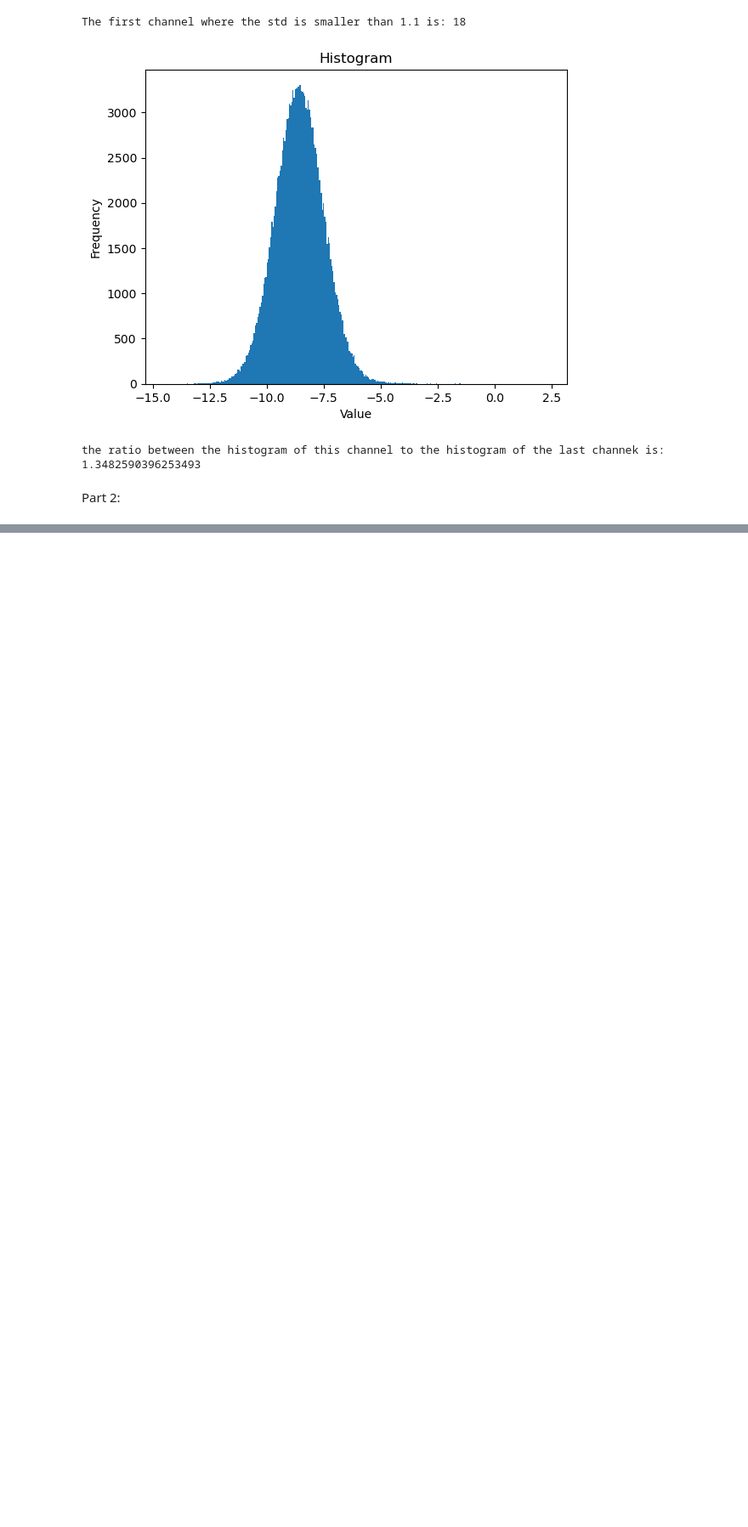
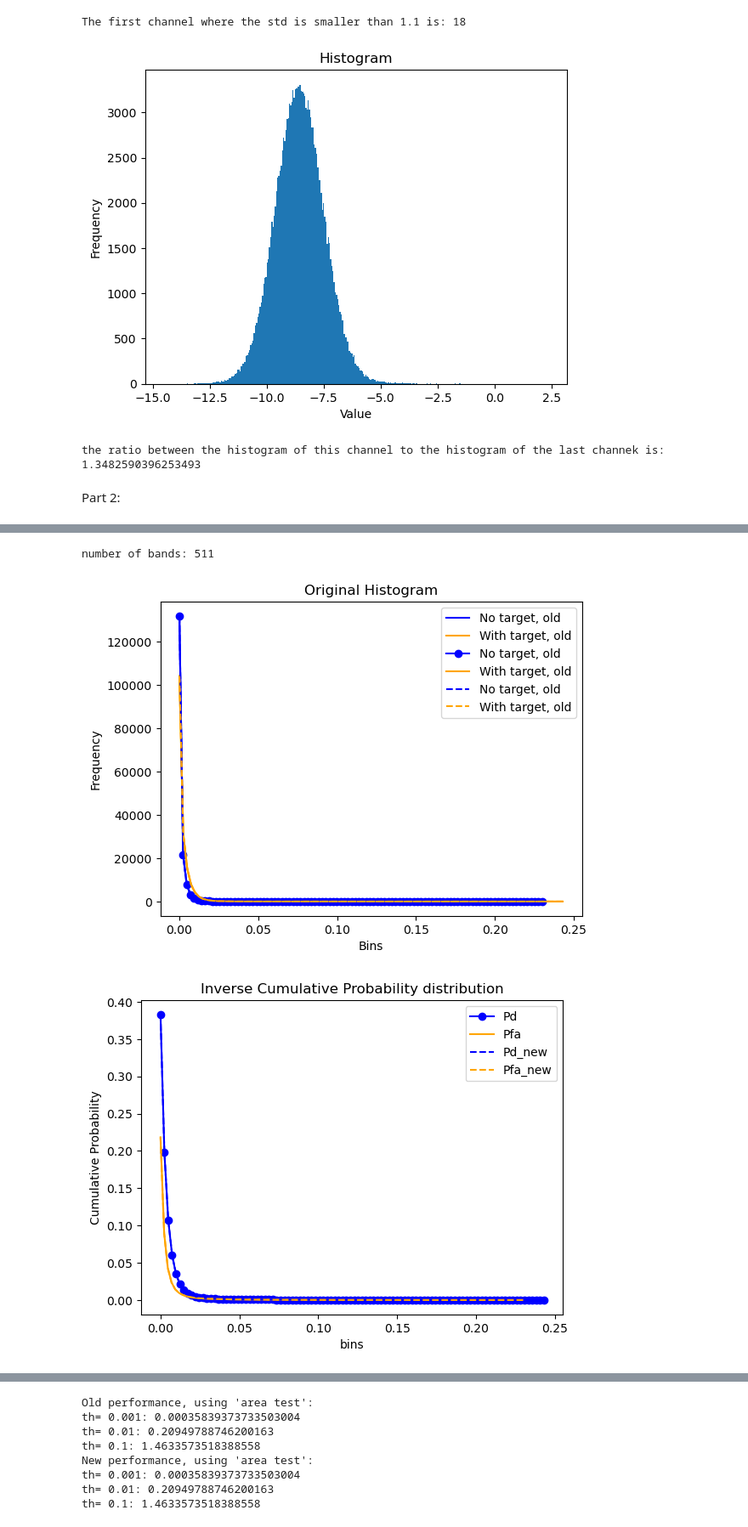
Before and after one commit to mazyaniv/Image-Processing, a Jupyter notebook: main.ipynb, the cells around one changed output, grey strips where cells are left out. Shown: that part at 85% size. Drawn from its saved outputs; the diff is of its cells as text; code cells hidden in the pictures; blank space fills up the shorter version.

```diff
--- a/main.ipynb
+++ b/main.ipynb
@@ -271,0 +182,72 @@ th= 0.1: 0.010075429855692737
+# %%
+print("number of bands:", number_of_bands)
+
+plt.plot(NT_bins[:-1], NT_val,color='blue', label='No target, old')
+plt.plot(WT_bins[:-1], WT_val,color='orange', label='With target, old')
+
+plt.plot(NT_bins[:-1], NT_val,color='blue', marker="o",label='No target, old')
+plt.plot(WT_bins[:-1], WT_val,color='orange', label='With target, old')
+plt.plot(NT_bins_new[:-1], NT_val_new,color='blue', label='No target, old',linestyle='--')
+plt.plot(WT_bins_new[:-1], WT_val_new,color='orange' ,label='With target, old',linestyle='--')
+plt.title('Original Histogram')
+plt.xlabel("Bins")
+plt.ylabel('Frequency')
+plt.legend()
+plt.show()
+
+plt.plot(WT_bins[:-1], Pd,color='blue',marker="o", label="Pd")
+plt.plot(NT_bins[:-1], Pfa,color='orange', label="Pfa")
+plt.plot(WT_bins_new[:-1],Pd_new,color='blue',  label="Pd_new",linestyle='--')
+plt.plot(NT_bins_new[:-1],Pfa_new,color='orange',  label="Pfa_new",linestyle='--')
+plt.xlabel('bins')
+plt.ylabel('Cumulative Probability')
+plt.title('Inverse Cumulative Probability distribution')
+plt.legend()
+plt.show()
+
+th = 0.1
+index = max(100 - np.argmax(WT_bins > NT_bins[-1]), np.argmax(NT_bins > WT_bins[0]))
+Pd = np.pad(Pd, (index, 0), mode='constant', constant_values=(1, 1))
+Pfa = np.pad(Pfa, (0, index), mode='constant', constant_values=(0, 0))
+index_new = max(100 - np.argmax(WT_bins_new > NT_bins_new[-1]), np.argmax(NT_bins_new > WT_bins_new[0]))
+Pd_new = np.pad(Pd_new, (index_new, 0), mode='constant', constant_values=(1, 1))
+Pfa_new = np.pad(Pfa_new, (0, index_new), mode='constant', constant_values=(0, 0))
+Pd = np.flip(Pd)
+Pfa = np.flip(Pfa)
+Pd_new = np.flip(Pd_new)
+Pfa_new = np.flip(Pfa_new)
+
+plt.title('ROC Curve')
+plt.plot(Pfa, Pd, label='Original')
+plt.plot(Pfa_new, Pd_new,label='New')
+plt.plot([0, th], [0, th], '--')
+plt.xlim(0, th)
+plt.legend(['Original', 'New'])
+plt.show()
+from scipy.integrate import trapz
+def area(th):
+    cond = np.where(Pfa > th)[0][0]
+    Pd_mask = Pd.copy()
+    Pd_mask[cond:] = 0
+    A = trapz(Pd_mask, Pfa)
+    return (A - 0.5 * pow(th, 2)) / (th - 0.5 * pow(th, 2))
+
+def area_new(th):
+    cond_new = np.where(Pfa_new > th)[0][0]
+    Pd_mask_new = Pd_new.copy()
+    Pd_mask_new[cond_new:] = 0
+    A_new = trapz(Pd_mask_new, Pfa_new)
+    return (A_new - 0.5 * pow(th, 2)) / (th - 0.5 * pow(th, 2))
+
+print("Old performance, using 'area test':")
+print("th= 0.001:", area(0.001))
+print("th= 0.01:", area(0.01))
+print("th= 0.1:", area(0.1))
+print("New performance, using 'area test':")
+print("th= 0.001:", area_new(0.001))
+print("th= 0.01:", area_new(0.01))
+print("th= 0.1:", area_new(0.1))
+# %% [output]
+number of bands: 511
+[figure, added]
+[figure, added]
@@ -271,0 +255,8 @@ th= 0.1: 0.010075429855692737
+Old performance, using 'area test':
+th= 0.001: 0.00035839373733503004
+th= 0.01: 0.20949788746200163
+th= 0.1: 1.4633573518388558
+New performance, using 'area test':
+th= 0.001: 0.00035839373733503004
+th= 0.01: 0.20949788746200163
+th= 0.1: 1.4633573518388558
```
Also changed, not shown: parts of 4 cells of this notebook.
